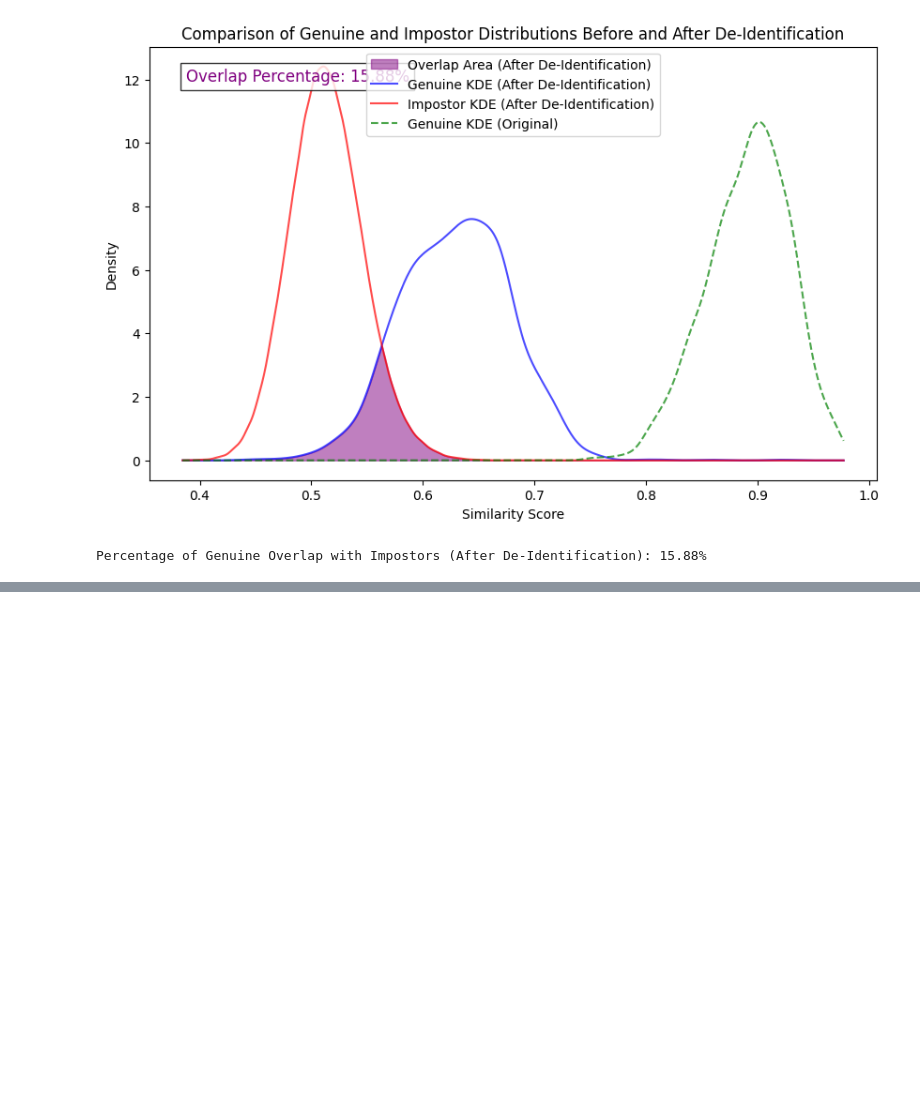
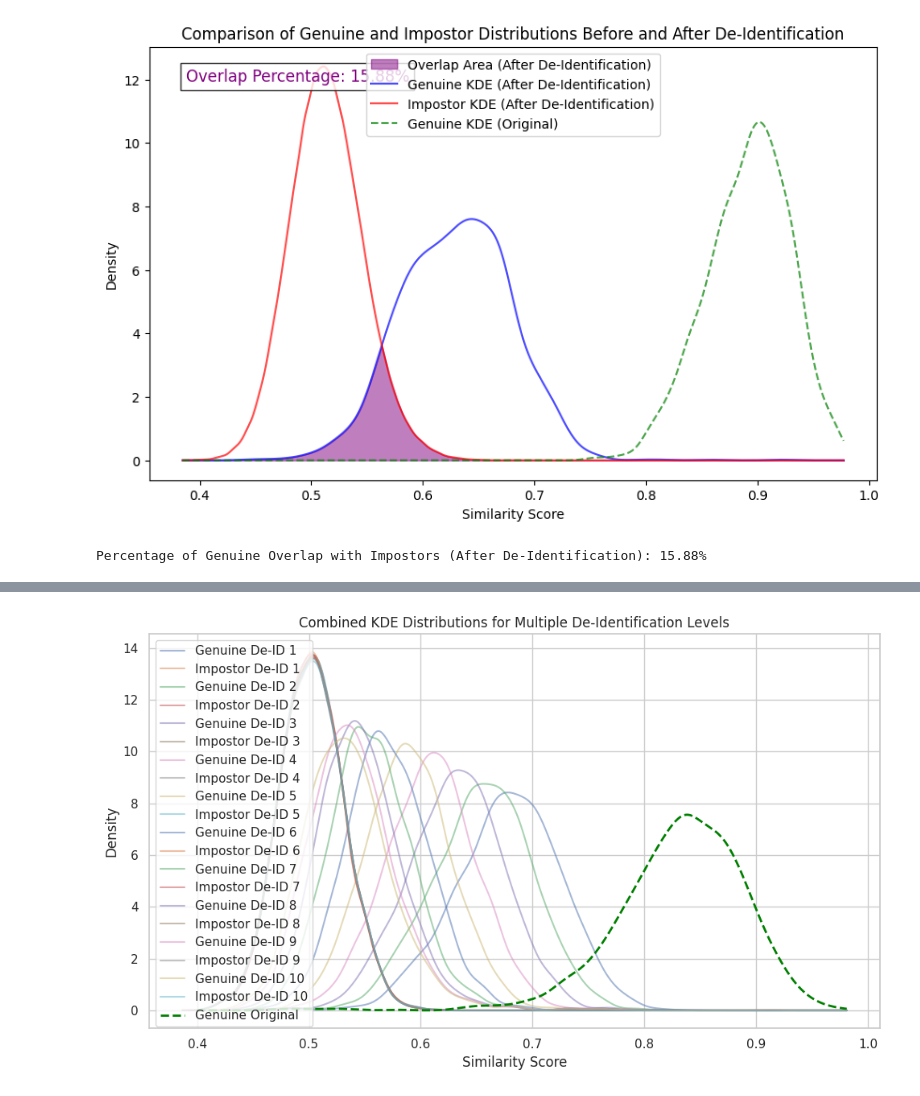
Before and after one commit to ManfredGonzalez/GDDiff, a Jupyter notebook: AdaFace/verification_pairs_scores.ipynb, the cells around one changed output, grey strips where cells are left out. Saved outputs shown, nothing was run; the diff lists cells and outputs as text; code cells hidden in the pictures; blank space fills up the shorter version.

```diff
--- a/AdaFace/verification_pairs_scores.ipynb
+++ b/AdaFace/verification_pairs_scores.ipynb
@@ -298,0 +409,65 @@ Filtered out 38 rows from the original dataframe.
+# %%
+import pandas as pd
+import numpy as np
+import matplotlib.pyplot as plt
+import seaborn as sns
+from scipy.stats import gaussian_kde
+
+# List of CSV files to compare against the original
+csv_files = [
+    '../verification_scores_maskDDPG/LFW_benchmark_aligned_1_1_deid.csv',
+    '../verification_scores_maskDDPG/LFW_benchmark_aligned_1_2_deid.csv',
+    '../verification_scores_maskDDPG/LFW_benchmark_aligned_1_3_deid.csv',
+    '../verification_scores_maskDDPG/LFW_benchmark_aligned_1_4_deid.csv',
+    '../verification_scores_maskDDPG/LFW_benchmark_aligned_1_5_deid.csv',
+    '../verification_scores_maskDDPG/LFW_benchmark_aligned_1_6_deid.csv',
+    '../verification_scores_maskDDPG/LFW_benchmark_aligned_1_7_deid.csv',
+    '../verification_scores_maskDDPG/LFW_benchmark_aligned_1_8_deid.csv',
+    '../verification_scores_maskDDPG/LFW_benchmark_aligned_1_9_deid.csv',
+    '../verification_scores_maskDDPG/LFW_benchmark_aligned_2_0_deid.csv'
+]
+
+# Original dataset
+df_pairs_original = pd.read_csv('../data_with_similarity_final_original.csv')
+df_pairs_original = df_pairs_original.dropna(subset=['Similarity'])
+genuine_scores_original = df_pairs_original[df_pairs_original['IsGenuine']]['Similarity']
+
+# Initialize Seaborn
+sns.set(style="whitegrid")
+
+# Prepare the figure
+plt.figure(figsize=(10, 6))
+
+# Loop through the CSV files and add KDE curves to the same plot
+for idx, csv_file in enumerate(csv_files):
+    # Load and clean the optimized data
+    df_pairs_optimized = pd.read_csv(csv_file)
+    df_pairs_optimized = df_pairs_optimized.dropna(subset=['Similarity'])
+
+    # Split the data into genuine and impostor groups
+    genuine_scores_deid = df_pairs_optimized[df_pairs_optimized['IsGenuine']]['Similarity']
+    impostor_scores_deid = df_pairs_optimized[~df_pairs_optimized['IsGenuine']]['Similarity']
+
+    # Kernel density estimation for genuine and impostor
+    x_values = np.linspace(min(genuine_scores_deid.min(), genuine_scores_original.min()),
+                           max(genuine_scores_deid.max(), genuine_scores_original.max()), 1000)
+    genuine_kde_deid = gaussian_kde(genuine_scores_deid)(x_values)
+    impostor_kde_deid = gaussian_kde(impostor_scores_deid)(x_values)
+
+    # Plot Genuine and Impostor curves with Seaborn lineplot for smooth shading
+    sns.lineplot(x=x_values, y=genuine_kde_deid, label=f"Genuine De-ID {idx+1}", alpha=0.5)
+    sns.lineplot(x=x_values, y=impostor_kde_deid, label=f"Impostor De-ID {idx+1}", alpha=0.5)
+
+# Add the original genuine curve as a reference
+genuine_kde_original = gaussian_kde(genuine_scores_original)(x_values)
+sns.lineplot(x=x_values, y=genuine_kde_original, color='green', linestyle='--', label="Genuine Original", linewidth=2)
+
+# Add labels and title
+plt.title("Combined KDE Distributions for Multiple De-Identification Levels")
+plt.xlabel("Similarity Score")
+plt.ylabel("Density")
+plt.legend()
+plt.tight_layout()
+plt.show()
+# %% [output]
+[figure, added]
```
Also changed, not shown: parts of 3 cells of this notebook, 5 other files.
